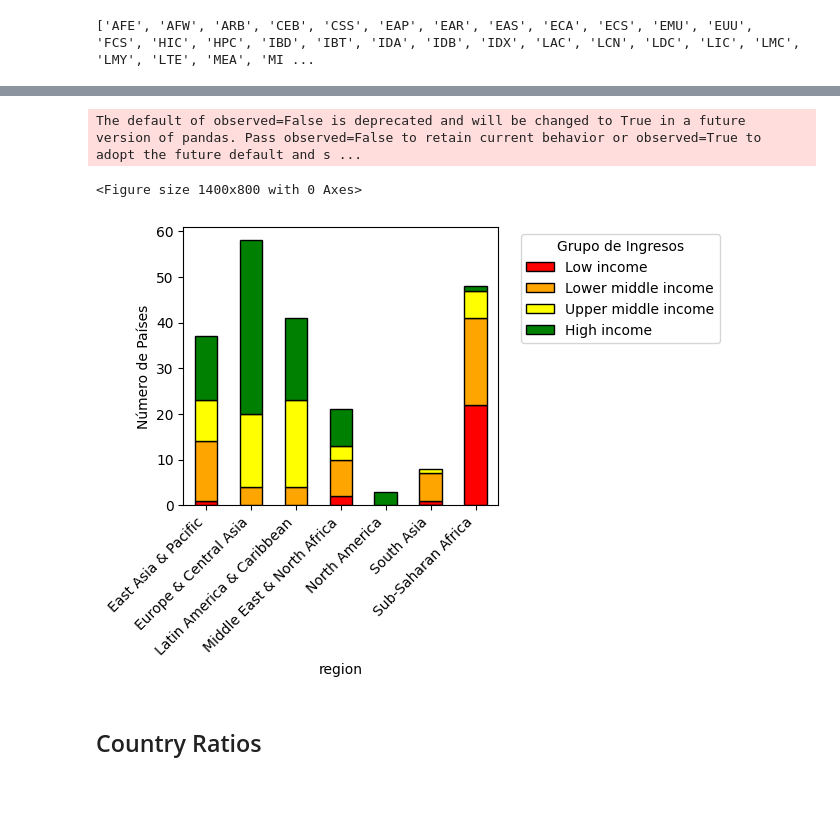
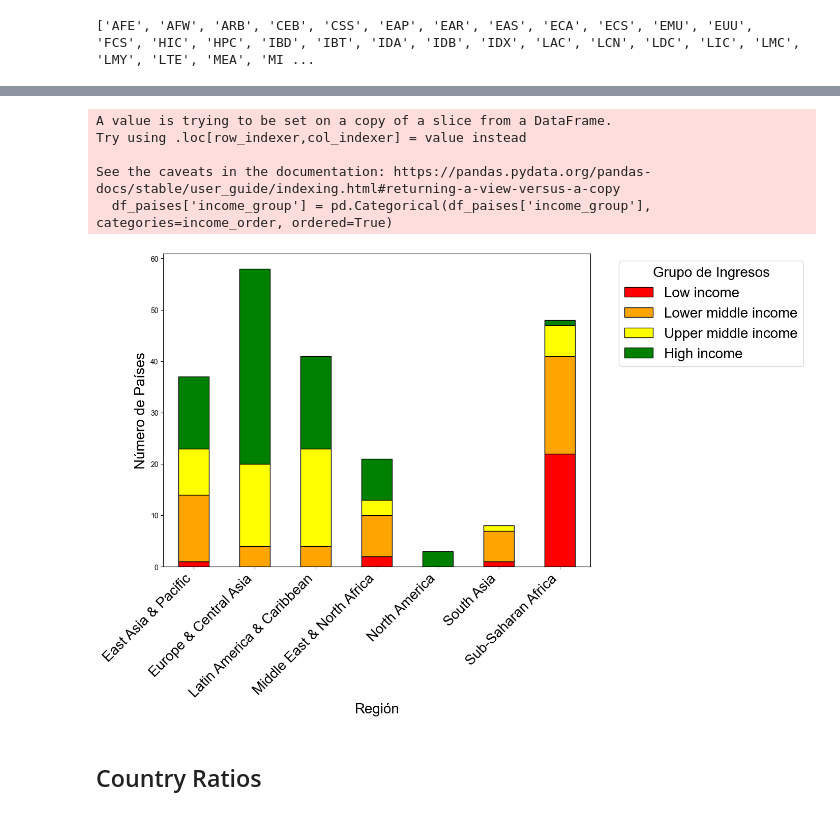
Before and after one commit to mkiszkur/TT1, a Jupyter notebook: 03_eda/EDA.ipynb, the cells around one changed output, grey strips where cells are left out. Drawn from its saved outputs; the diff is of its cells as text; code cells hidden in the pictures.

```diff
--- a/03_eda/EDA.ipynb
+++ b/03_eda/EDA.ipynb
@@ -70,16 +52,22 @@ df_indicadores.head()
 # %%
 # Contar la cantidad de indicadores por título de sección
 section_counts = df_indicadores.groupby('titulo_seccion')['codigo_indicador'].count()
+chr_title_font_number = 20
+chr_leyend_font_number = 20
 
 # Crear el diagrama de barras
 plt.figure(figsize=(14, 8))
+plt.rcParams['font.family'] = 'Arial'
+
 section_counts.plot(kind='bar', color='skyblue', edgecolor='black')
 
-plt.title('Cantidad de Indicadores por Área')
-plt.xlabel('Área')
-plt.ylabel('Cantidad de Indicadores')
+plt.title('Cantidad de Indicadores por Área', fontsize=chr_title_font_number)
+plt.xlabel('Área',  fontsize=chr_title_font_number)
+plt.ylabel('Cantidad de Indicadores', fontsize=chr_title_font_number)
 plt.xticks(rotation=90)
 plt.tight_layout()
+plt.xticks(rotation=45, ha='right', fontsize=chr_leyend_font_number)
+
 
 plt.show()
 # %% [output]
@@ -437,30 +462,37 @@ df_paises
 # %%
 # Ordenar las categorías de 'income_group' para que aparezcan en el orden deseado
 income_order = ['Low income', 'Lower middle income', 'Upper middle income', 'High income']
 df_paises['income_group'] = pd.Categorical(df_paises['income_group'], categories=income_order, ordered=True)
+
 
 
 # Contar las ocurrencias de cada combinación de region e income_group
 region_income_counts = df_paises.groupby(['region', 'income_group']).size().unstack().fillna(0)
 colors = ['red', 'orange', 'yellow', 'green']
 
 # Crear el gráfico de barras apiladas con el orden especificado
-plt.figure(figsize=(14, 8))
-#region_income_counts[income_order].plot(kind='bar', stacked=True, colormap='tab20', edgecolor='black')
-region_income_counts[income_order].plot(kind='bar', stacked=True, color=colors, edgecolor='black')
+fig, ax = plt.subplots(figsize=(14, 8))
+plt.rcParams['font.family'] = 'Arial'
 
-#plt.title('Distribución de Grupos de Ingresos por Región')
-#plt.xlabel('Región')
-plt.ylabel('Número de Países')
-plt.legend(title='Grupo de Ingresos', bbox_to_anchor=(1.05, 1), loc='upper left')
-plt.xticks(rotation=45, ha='right')
-plt.tight_layout()
+region_income_counts[income_order].plot(kind='bar', stacked=True, color=colors, edgecolor='black', ax=ax)
+
+ax.set_ylabel('Número de Países', fontsize=chr_title_font_number)
+ax.set_xlabel('Región', fontsize=chr_title_font_number)  # Aumenta el tamaño de la fuente del título del eje x
+ax.legend(title='Grupo de Ingresos', bbox_to_anchor=(1.05, 1), loc='upper left', title_fontsize= chr_title_font_number, fontsize=chr_leyend_font_number)
+ax.set_xticklabels(ax.get_xticklabels(), rotation=45, ha='right', fontsize=chr_leyend_font_number)
+
+# Ajustar los márgenes
+fig.subplots_adjust(left=0.3)  # Ajusta este valor para dar más margen a la izquierda
+
 
 plt.show()
 # %% [output]
-The default of observed=False is deprecated and will be changed to True in a future version of pandas. Pass observed=False to retain current behavior or observed=True to adopt the future default and s ...
+A value is trying to be set on a copy of a slice from a DataFrame.
+Try using .loc[row_indexer,col_indexer] = value instead
+
+See the caveats in the documentation: https://pandas.pydata.org/pandas-docs/stable/user_guide/indexing.html#returning-a-view-versus-a-copy
+  df_paises['income_group'] = pd.Categorical(df_paises['income_group'], categories=income_order, ordered=True)
-<Figure size 1400x800 with 0 Axes>
-[figure, old version]
+[figure, new version]
 # %% [markdown]
 ## Country Ratios
 # %%
```
Also changed, not shown: parts of 11 cells of this notebook, 15 other files.
